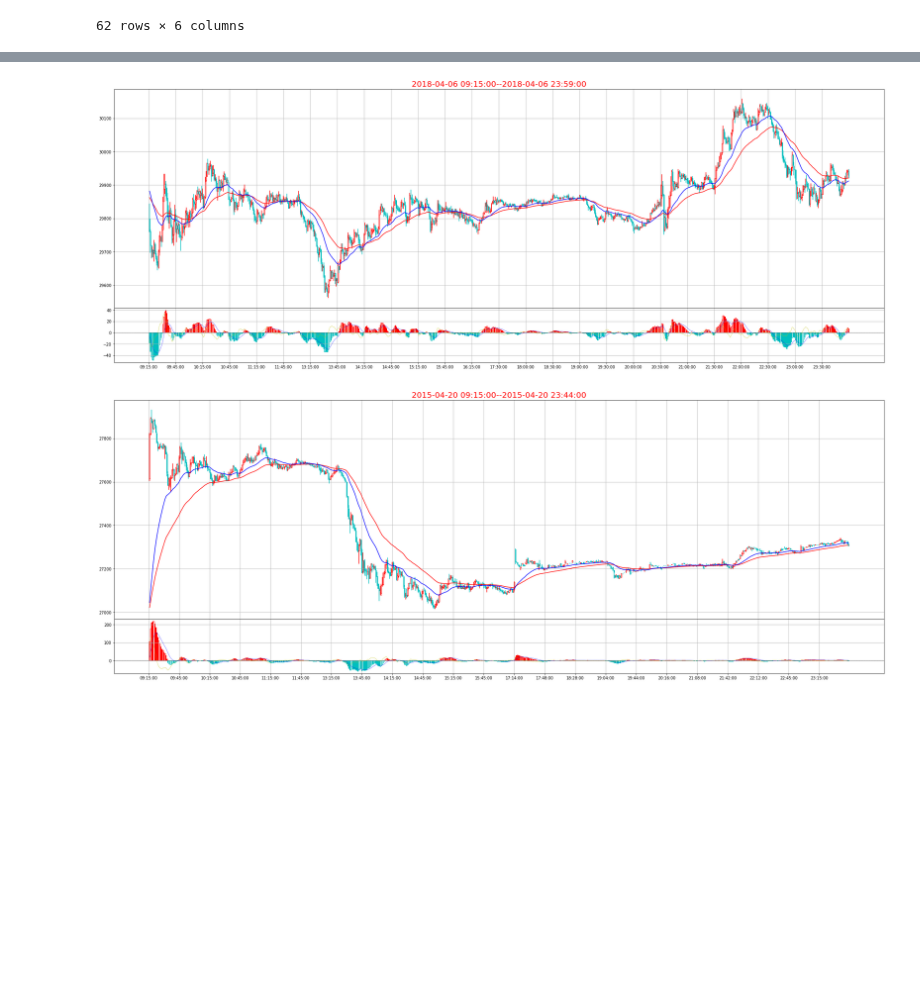
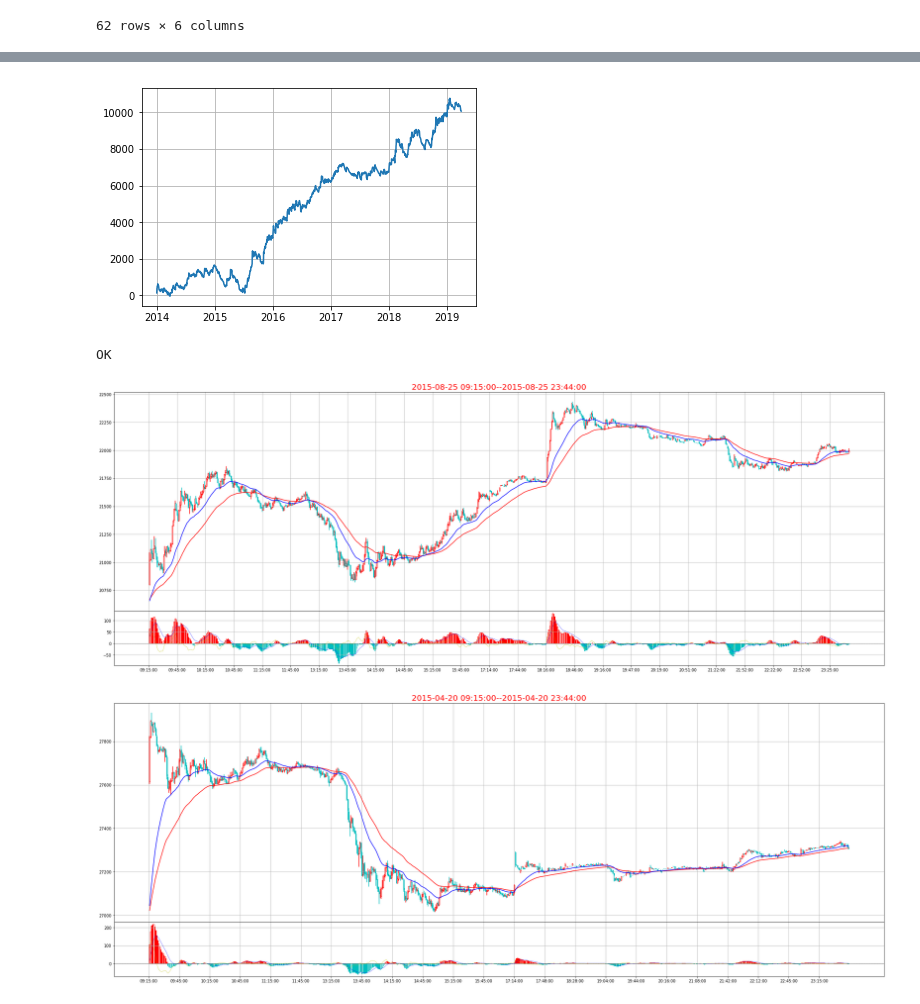
Before and after one commit to che7611/test2, a Jupyter notebook: MA60.ipynb, the cells around one changed output, grey strips where cells are left out. Cells and saved outputs as stored; diff of their text form; code cells hidden in the pictures; blank space fills up the shorter version.

```diff
--- a/MA60.ipynb
+++ b/MA60.ipynb
@@ -159,6 +159,7 @@ def TradeDay(Date):
     #记录结果
     Dict_MACD={}
     Dict_MA60={}
+    Dict_Trade={}
     Res={}
     Res['MACD']=[]
     Res['MA60']=[]
@@ -177,6 +178,7 @@ def TradeDay(Date):
     Para['T1']=dt.time(9,15,0)
     Para['T2']=dt.time(16,30,0)
     Para['Index']=0
+    Para['Trade_State']=0
     Ref=(F2.index.time>=Para['T1']) & (F2.index.time<=Para['T2'])
     #判断的条件
     Cont={}
@@ -295,5 +297,26 @@ def TradeDay(Date):
                 Dict_MACD['Low']=row['close']
 
         #交易判断
+#         Cont['Buy']=Para['Index']==1 and Para['Trade_State']==0
+        if 'No'not in Dict_MA60.keys():
+            Dict_MA60['No']=-1
+        Cont['Buy']=Dict_MA60['No']==1 and Dict_MA60['State']==1 and Para['Trade_State']==0
+        if Cont['Buy']:
+            Dict_Trade['Open']=row['close']
+            Dict_Trade['Date']=i.date()
+            Dict_Trade['Side']=1 if Dict_MA60['State']==1 else 2
+            Para['Trade_State']=1
+#             print(Dict_Trade)
+#         print(Dict_MA60)
+#         Cont['Close']=(Cont['Ma60_2O'] or Cont['Ma60_2U']) and Dict_MA60['No']==1 and Para['Trade_State']==1
+        Cont['Close']=(Cont['Ma60_2O'] or Cont['Ma60_2U'])  and Para['Trade_State']==1
+#         print(Cont['Ma60_2O'] or Cont['Ma60_2U'])
+        if Cont['Close']:
+            Dict_Trade['Close']=row['MA60']
+            Dict_Trade['Index_C']=Para['Index']
+            Dict_Trade['Diff']=row['MA60']-Dict_Trade['Open'] if Dict_Trade['Side']==1 \
+            else Dict_Trade['Open']-row['MA60']
+            Para['Trade_State']=0
+            Res['Trade'].append(Dict_Trade)
         Para['Index']+=1
     return Res
@@ -317,0 +333,11 @@ def TradeDay(Date):
+# %%
+t1=dt.datetime.now()
+dList=df1.datetime.dt.date.unique()
+Result=[]
+for dd in dList:
+#     print(dd)
+    res=TradeDay(dd)
+    for a in res['Trade']:
+        Result.append(a)
+t2=dt.datetime.now()
+print(t2-t1)
@@ -317,0 +358,4 @@ def TradeDay(Date):
+# %%
+Calc=['sum','count','mean','max','min','std']
+R1=pd.DataFrame(Result)
+R1['Diff'].agg(Calc)
@@ -318,11 +392,17 @@ def TradeDay(Date):
+# %%
+plt.plot(R1.Date,R1.Diff.cumsum())
+plt.grid()
+# %% [output]
+[figure, added]
 # %%
 from kline import Kline as KK
 K1=KK()
-date='2018/4/6'
+date='2015-08-25'
 dd=df1[date]
 K1.DrawKline(dd)
 # %% [output]
+OK
-[figure, old version]
+[figure, new version]
 # %%
 date='2015/4/20'
 dd=df1[date]
```
Also changed, not shown: parts of 7 cells of this notebook.
